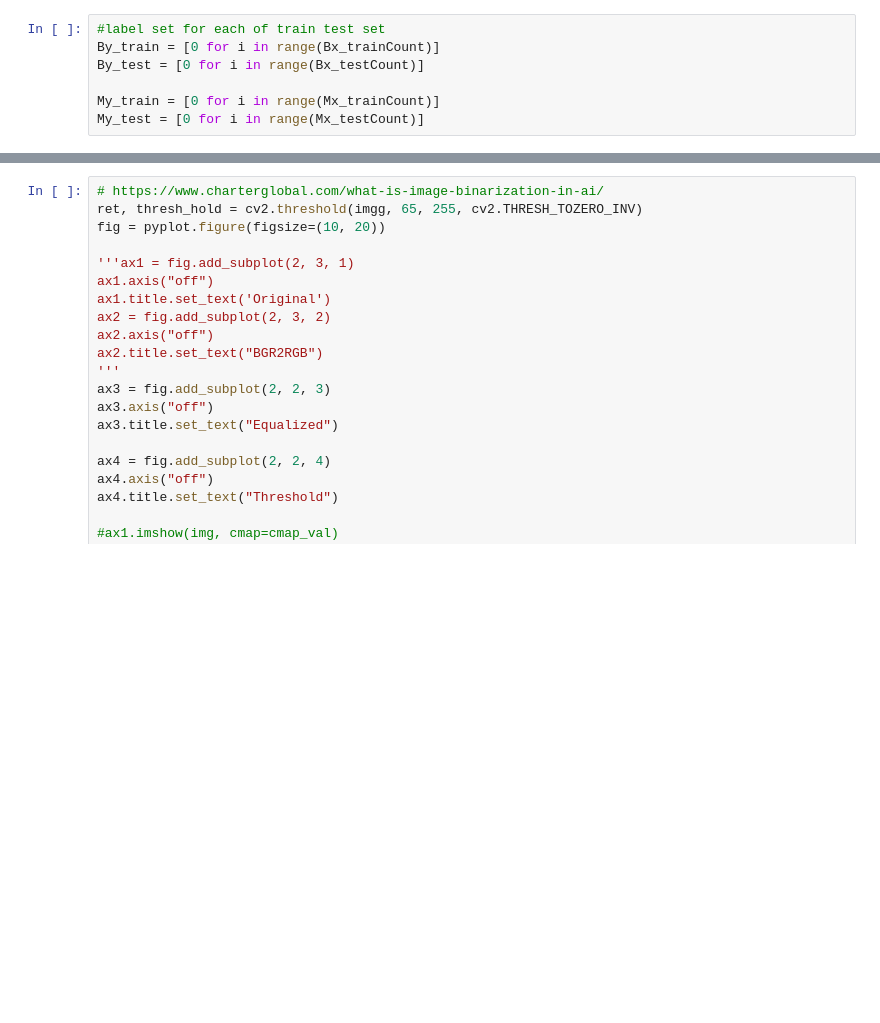
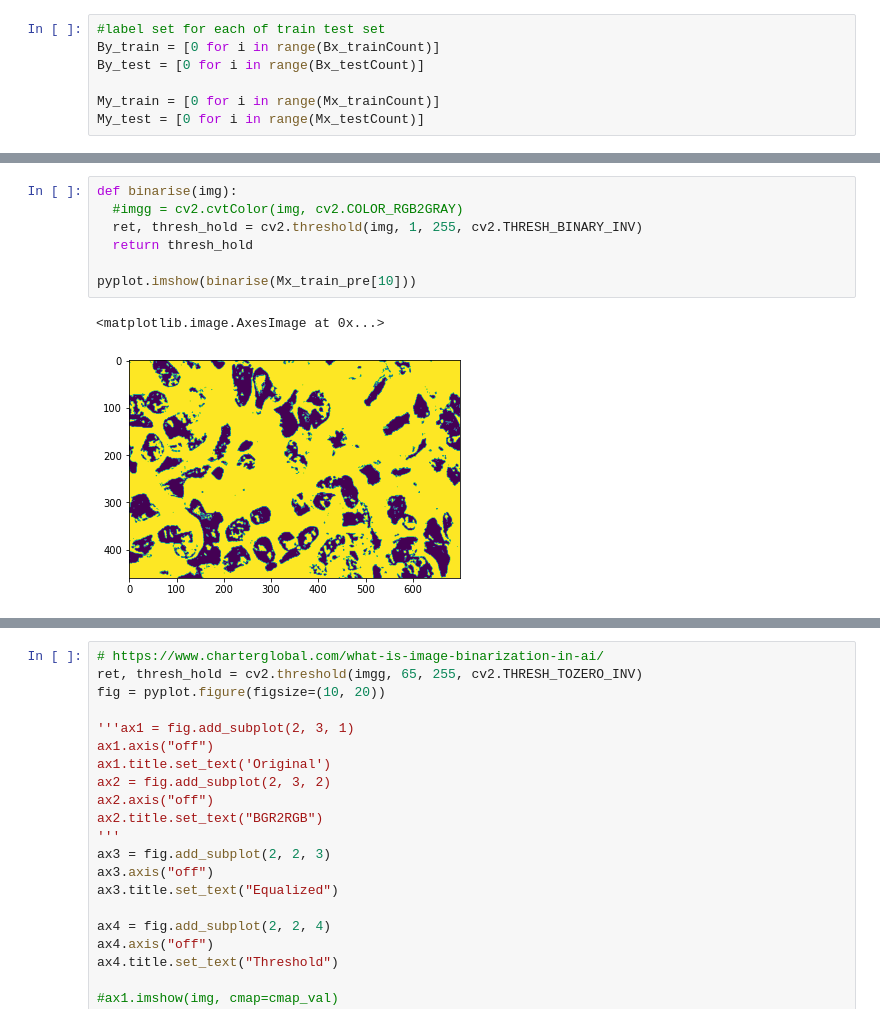
Before and after one commit to Nadeem-Anwar/Nadeem-Anwar, a Jupyter notebook: Cancer.ipynb, the cells around one changed output, grey strips where cells are left out. Saved outputs shown, nothing was run; the diff lists cells and outputs as text; blank space fills up the shorter version.

```diff
--- a/Cancer.ipynb
+++ b/Cancer.ipynb
@@ -191,0 +408,10 @@ pyplot.imsave(destination + '/BreaKHis_v1/demo.png', binarized)
+# %%
+def binarise(img):
+  #imgg = cv2.cvtColor(img, cv2.COLOR_RGB2GRAY)
+  ret, thresh_hold = cv2.threshold(img, 1, 255, cv2.THRESH_BINARY_INV)
+  return thresh_hold
+
+pyplot.imshow(binarise(Mx_train_pre[10]))
+# %% [output]
+<matplotlib.image.AxesImage at 0x...>
+[figure, added]
```
Also changed, not shown: parts of 27 cells of this notebook.
